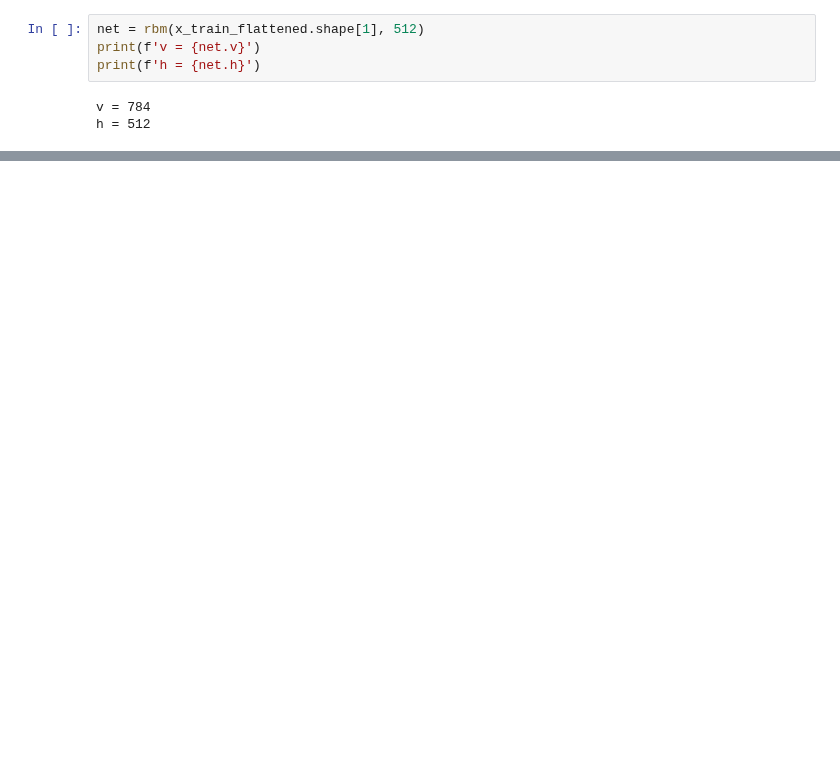
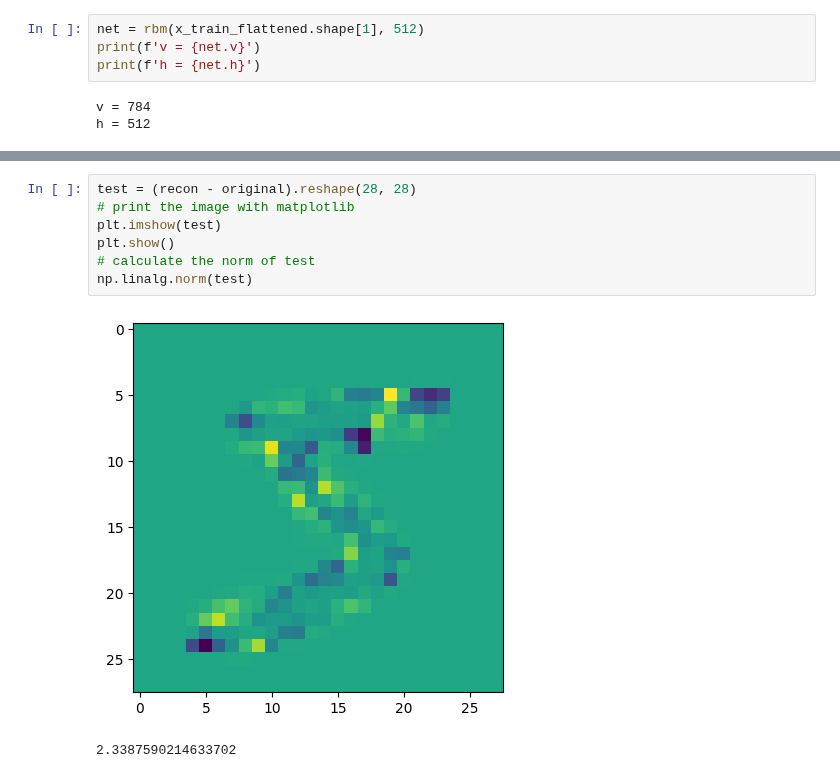
Before and after one commit to lavo2/ISPR-Midterms, a Jupyter notebook: 2/midterm2.ipynb, the cells around one changed output, grey strips where cells are left out. Drawn from its saved outputs; the diff is of its cells as text; blank space fills up the shorter version.

```diff
--- a/2/midterm2.ipynb
+++ b/2/midterm2.ipynb
@@ -150,0 +222,10 @@ plt.show()
+# %%
+test = (recon - original).reshape(28, 28)
+# print the image with matplotlib
+plt.imshow(test)
+plt.show()
+# calculate the norm of test
+np.linalg.norm(test)
+# %% [output]
+[figure, added]
+2.3387590214633702
```
Also changed, not shown: parts of 14 cells of this notebook, 1 other file.
